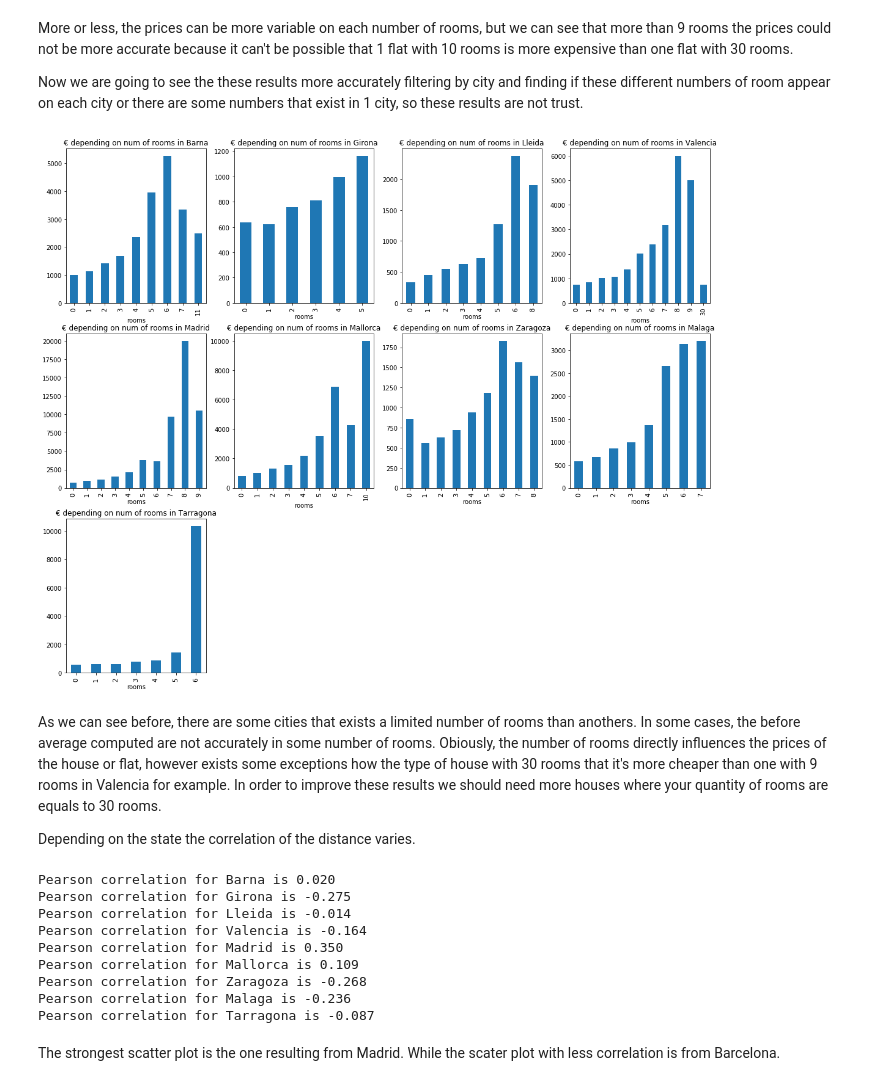
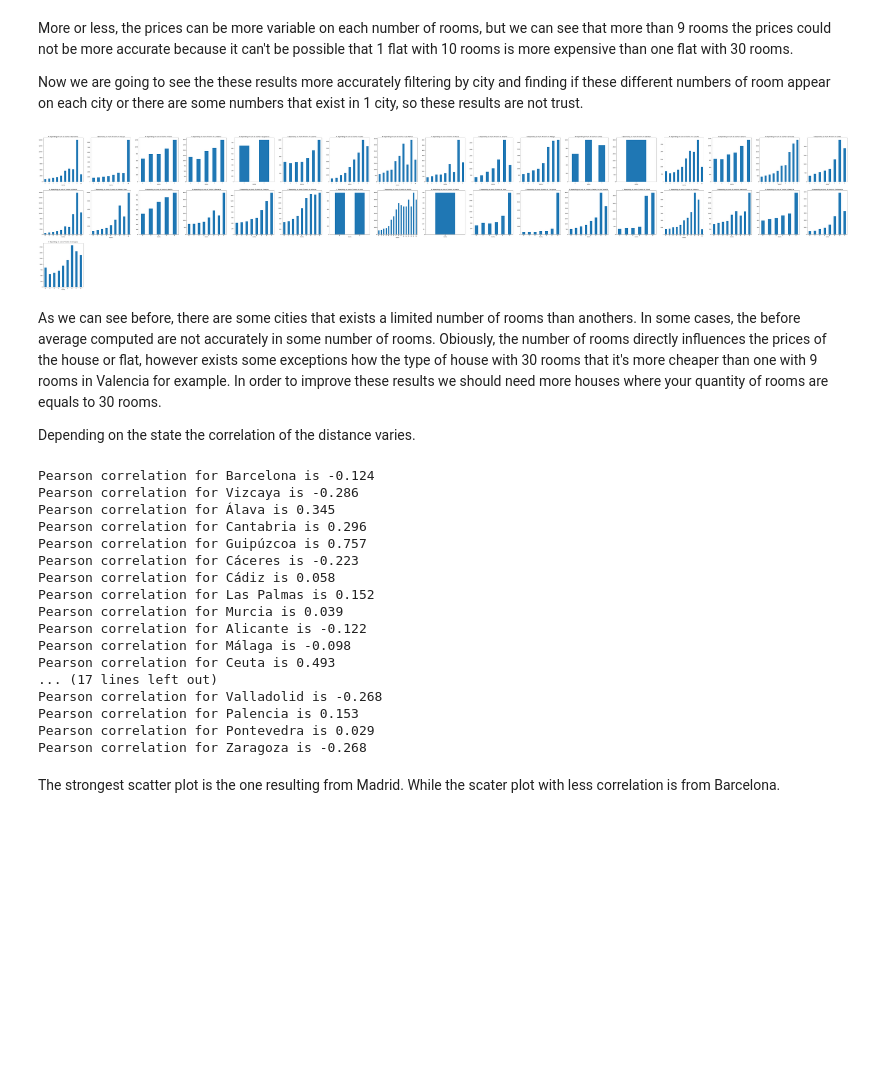
Before and after one commit to Guillem96/idealista-big-data-project, a Jupyter notebook: idealista-python/notebooks/3. Basic EDA.ipynb, the cells around one changed output. Drawn from its saved outputs; the diff is of its cells as text; code cells hidden in the pictures; blank space fills up the shorter version.

```diff
--- a/idealista-python/notebooks/3. Basic EDA.ipynb
+++ b/idealista-python/notebooks/3. Basic EDA.ipynb
@@ -81,13 +93,12 @@ Meanwhile, the common cities which are not as much turistic such as Lleida and G
 # %% [markdown]
 The following plots gives us better insights of the price distribution by city.
 # %%
-plt.figure(figsize=(15, 15))
-n_states = len(df.spain_state.unique())
-for i, state in enumerate(df.spain_state.unique(), start=1):
+plt.figure(figsize=(100, 100))
+n_states = len(df.province.unique())
+for i, state in enumerate(['Madrid', 'Balears (Illes)', 'Barcelona', 'Lleida'], start=1):
     plt.subplot(n_states // 2, n_states // 2, i)
     plt.title(f'Price distribution in {state}')
-    plt.subplots_adjust(right=1.1, top=1.2)
-    sns.distplot(df[df.spain_state == state].price,
+    sns.distplot(df[df.province == state].price,
                  bins=10,
                  hist_kws=dict(edgecolor='black', linewidth=1.5))
     plt.grid('on')
@@ -97,10 +108,10 @@ for i, state in enumerate(df.spain_state.unique(), start=1):
 Using some basic commands, we are also able to calculate the average (mean), the standard deviatio (std), and the median of prices by city.
 # %%
 central_stats = dict()
-for state in df.spain_state.unique():
-    mean = df[df.spain_state == state].price.mean()
-    std = df[df.spain_state == state].price.std()
-    median = df[df.spain_state == state].price.median()
+for state in df.province.unique():
+    mean = df[df.province == state].price.mean()
+    std = df[df.province == state].price.std()
+    median = df[df.province == state].price.median()
     central_stats[state] = dict(mean=mean, std=std, median=median)
 central_stats_df = pd.DataFrame(central_stats)
 # %% [markdown]
@@ -213,34 +239,43 @@ More or less, the prices can be more variable on each number of rooms, but we ca
 
 Now we are going to see the these results more accurately filtering by city and finding if these different numbers of room appear on each city or there are some numbers that exist in 1 city, so these results are not trust.
 # %%
-plt.figure(figsize=(15, 15))
-n_states = len(df.spain_state.unique())
-for i, state in enumerate(df.spain_state.unique(), start=1):
+plt.figure(figsize=(100, 100))
+n_states = len(df.province.unique())
+for i, state in enumerate(df.province.unique(), start=1):
     plt.subplot(n_states // 2, n_states // 2, i)
     plt.title(f'€ depending on num of rooms in {state}')
     plt.subplots_adjust(right=1.1, top=1.2)
-    df[df.spain_state == state].groupby('rooms')['price'].mean().plot.bar()
+    df[df.province == state].groupby('rooms')['price'].mean().plot.bar()
 # %% [output]
-[figure, old version]
+[figure, new version]
 # %% [markdown]
 As we can see before, there are some cities that exists a limited number of rooms than anothers. In some cases, the before average computed are not accurately in some number of rooms. Obiously, the number of rooms directly influences the prices of the house or flat, however exists some exceptions how the type of house with 30 rooms that it's more cheaper than one with 9 rooms in Valencia for example. In order to improve these results we should need more houses where your quantity of rooms are equals to 30 rooms.
 
 Depending on the state the correlation of the distance varies.
 # %%
-for state in df.spain_state.unique():
-    mask = df.spain_state == state
-    corr, _ = scipy.stats.pearsonr(df[mask].distance.values, df[mask].priceByArea.values)
-    print(f'Pearson correlation for {state} is {corr:.3f}')
+for state in df.province.unique():
+    mask = df.province == state
+    if df[mask].shape[0] > 1:
+        corr, _ = scipy.stats.pearsonr(df[mask].distance.values, df[mask].priceByArea.values)
+        print(f'Pearson correlation for {state} is {corr:.3f}')
 # %% [output]
-Pearson correlation for Barna is 0.020
-Pearson correlation for Girona is -0.275
-Pearson correlation for Lleida is -0.014
-Pearson correlation for Valencia is -0.164
-Pearson correlation for Madrid is 0.350
-Pearson correlation for Mallorca is 0.109
+Pearson correlation for Barcelona is -0.124
+Pearson correlation for Vizcaya is -0.286
+Pearson correlation for Álava is 0.345
+Pearson correlation for Cantabria is 0.296
+Pearson correlation for Guipúzcoa is 0.757
+Pearson correlation for Cáceres is -0.223
+Pearson correlation for Cádiz is 0.058
+Pearson correlation for Las Palmas is 0.152
+Pearson correlation for Murcia is 0.039
+Pearson correlation for Alicante is -0.122
+Pearson correlation for Málaga is -0.098
+Pearson correlation for Ceuta is 0.493
+... (17 lines left out)
+Pearson correlation for Valladolid is -0.268
+Pearson correlation for Palencia is 0.153
+Pearson correlation for Pontevedra is 0.029
 Pearson correlation for Zaragoza is -0.268
-Pearson correlation for Malaga is -0.236
-Pearson correlation for Tarragona is -0.087
 # %% [markdown]
 The strongest scatter plot is the one resulting from Madrid. While the scater plot with less correlation is from Barcelona.
 # %% [markdown]
```
Also changed, not shown: parts of 18 cells of this notebook, 3 other files.
